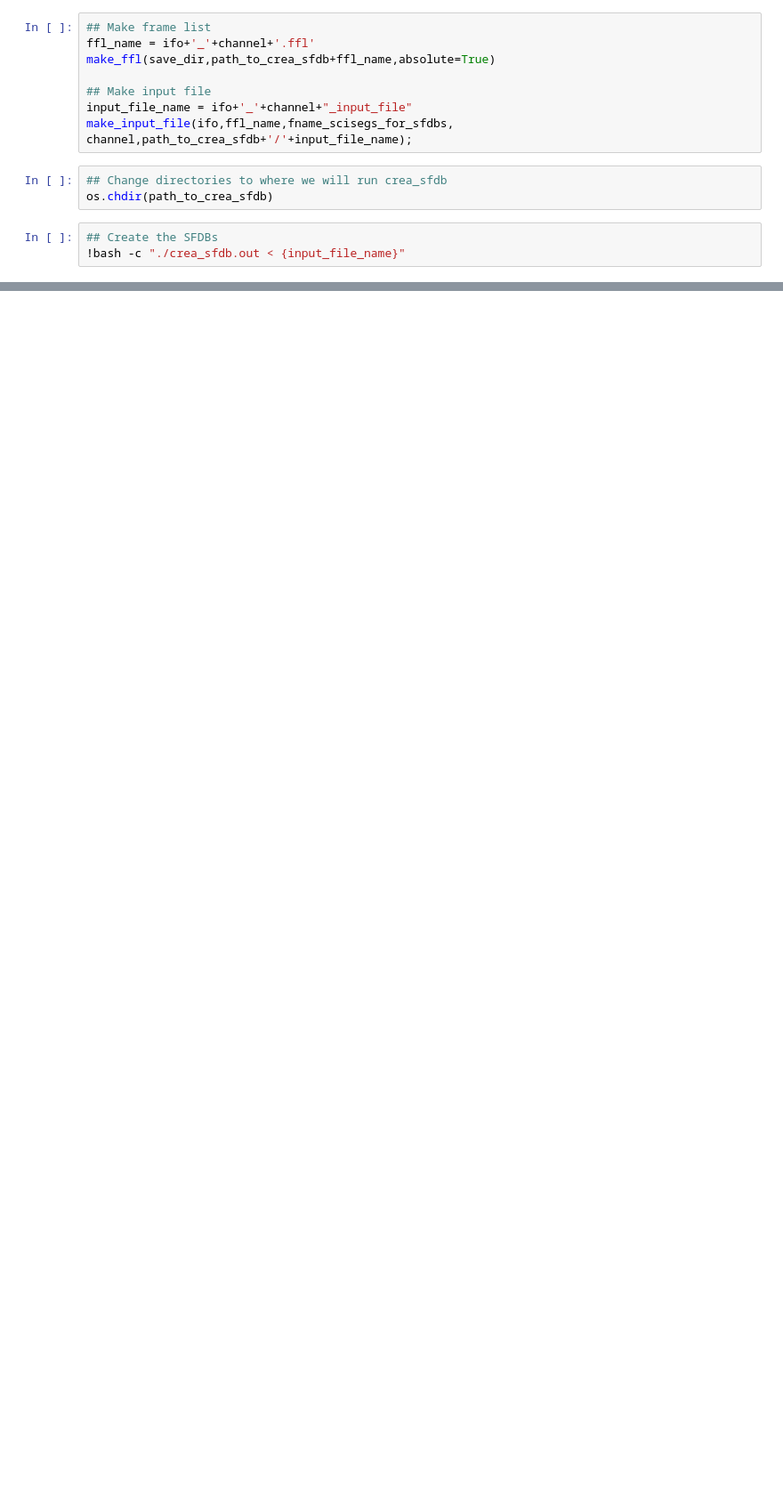
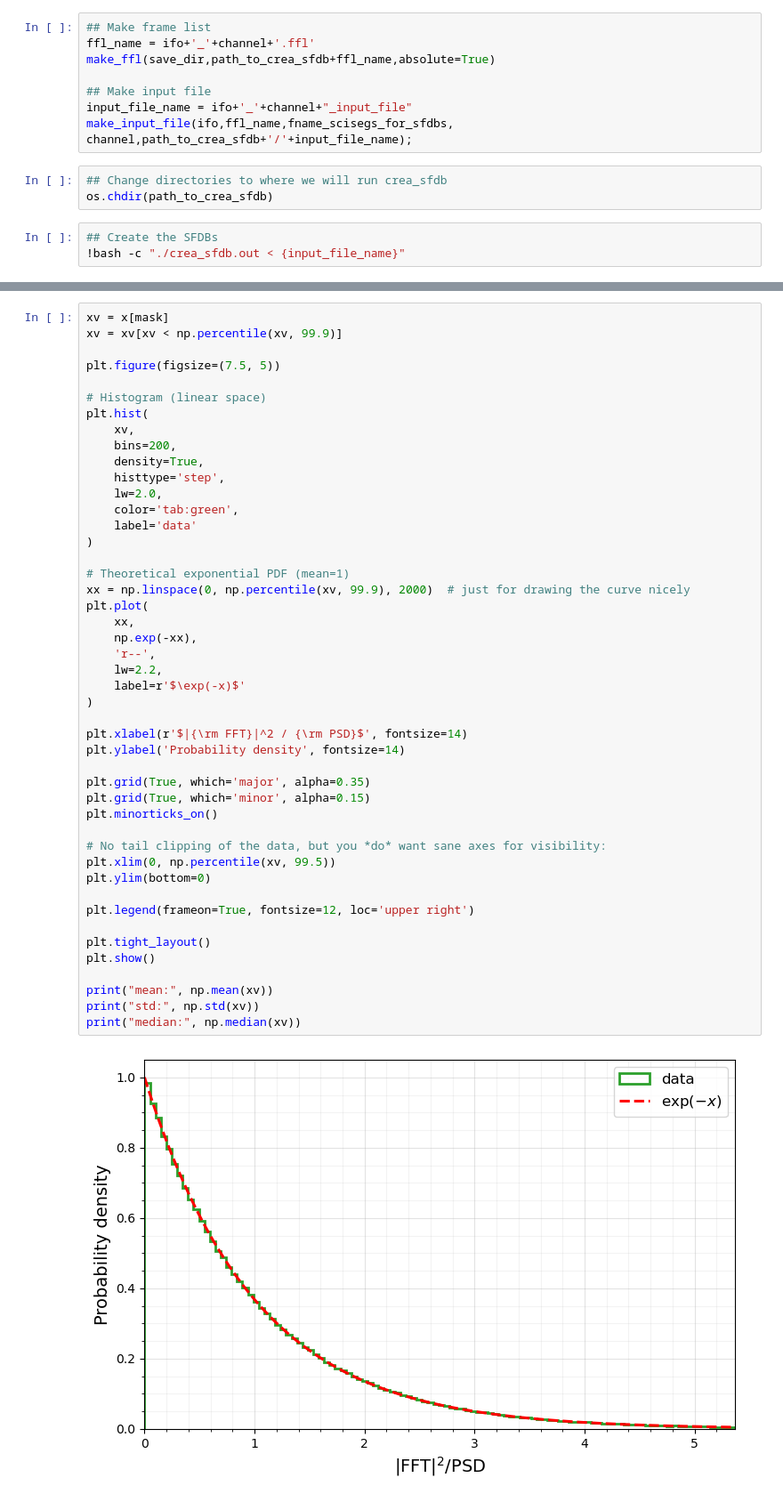
Before and after one commit to andrew-l-miller/gwosc, a Jupyter notebook: create_sfdbs/crea_sfdbs.ipynb, the cells around one changed output, grey strips where cells are left out. Shown at 89% size. Saved outputs shown, nothing was run; the diff lists cells and outputs as text; blank space fills up the shorter version.

```diff
--- a/create_sfdbs/crea_sfdbs.ipynb
+++ b/create_sfdbs/crea_sfdbs.ipynb
@@ -138,0 +361,48 @@ os.chdir(path_to_crea_sfdb)
+# %%
+xv = x[mask]
+xv = xv[xv < np.percentile(xv, 99.9)]
+
+plt.figure(figsize=(7.5, 5))
+
+# Histogram (linear space)
+plt.hist(
+    xv,
+    bins=200,
+    density=True,
+    histtype='step',
+    lw=2.0,
+    color='tab:green',
+    label='data'
+)
+
+# Theoretical exponential PDF (mean=1)
+xx = np.linspace(0, np.percentile(xv, 99.9), 2000)  # just for drawing the curve nicely
+plt.plot(
+    xx,
+    np.exp(-xx),
+    'r--',
+    lw=2.2,
+    label=r'$\exp(-x)$'
+)
+
+plt.xlabel(r'$|{\rm FFT}|^2 / {\rm PSD}$', fontsize=14)
+plt.ylabel('Probability density', fontsize=14)
+
+plt.grid(True, which='major', alpha=0.35)
+plt.grid(True, which='minor', alpha=0.15)
+plt.minorticks_on()
+
+# No tail clipping of the data, but you *do* want sane axes for visibility:
+plt.xlim(0, np.percentile(xv, 99.5))
+plt.ylim(bottom=0)
+
+plt.legend(frameon=True, fontsize=12, loc='upper right')
+
+plt.tight_layout()
+plt.show()
+
+print("mean:", np.mean(xv))
+print("std:", np.std(xv))
+print("median:", np.median(xv))
+# %% [output]
+[figure, added]
```
Also changed, not shown: parts of 13 cells of this notebook, 1 other file.
